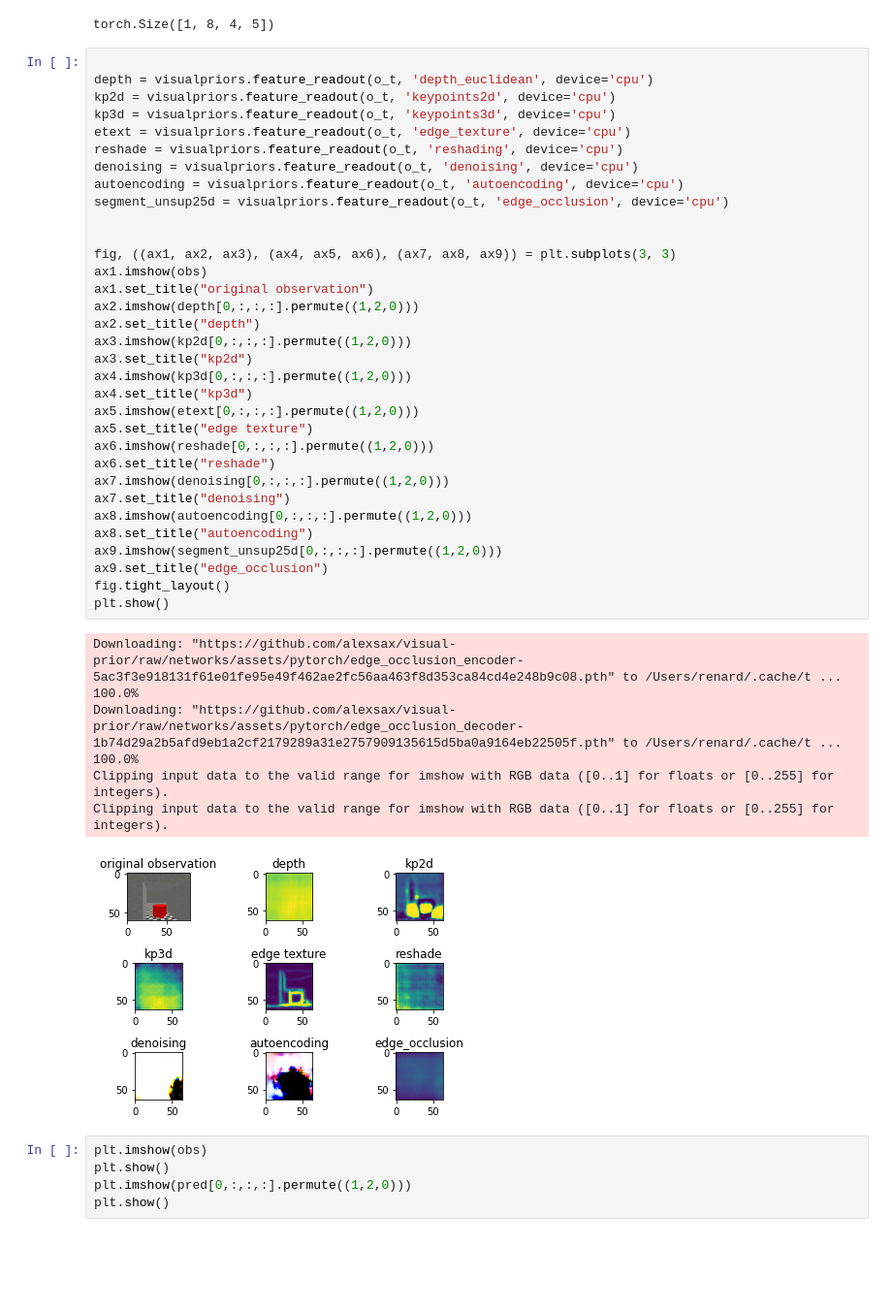
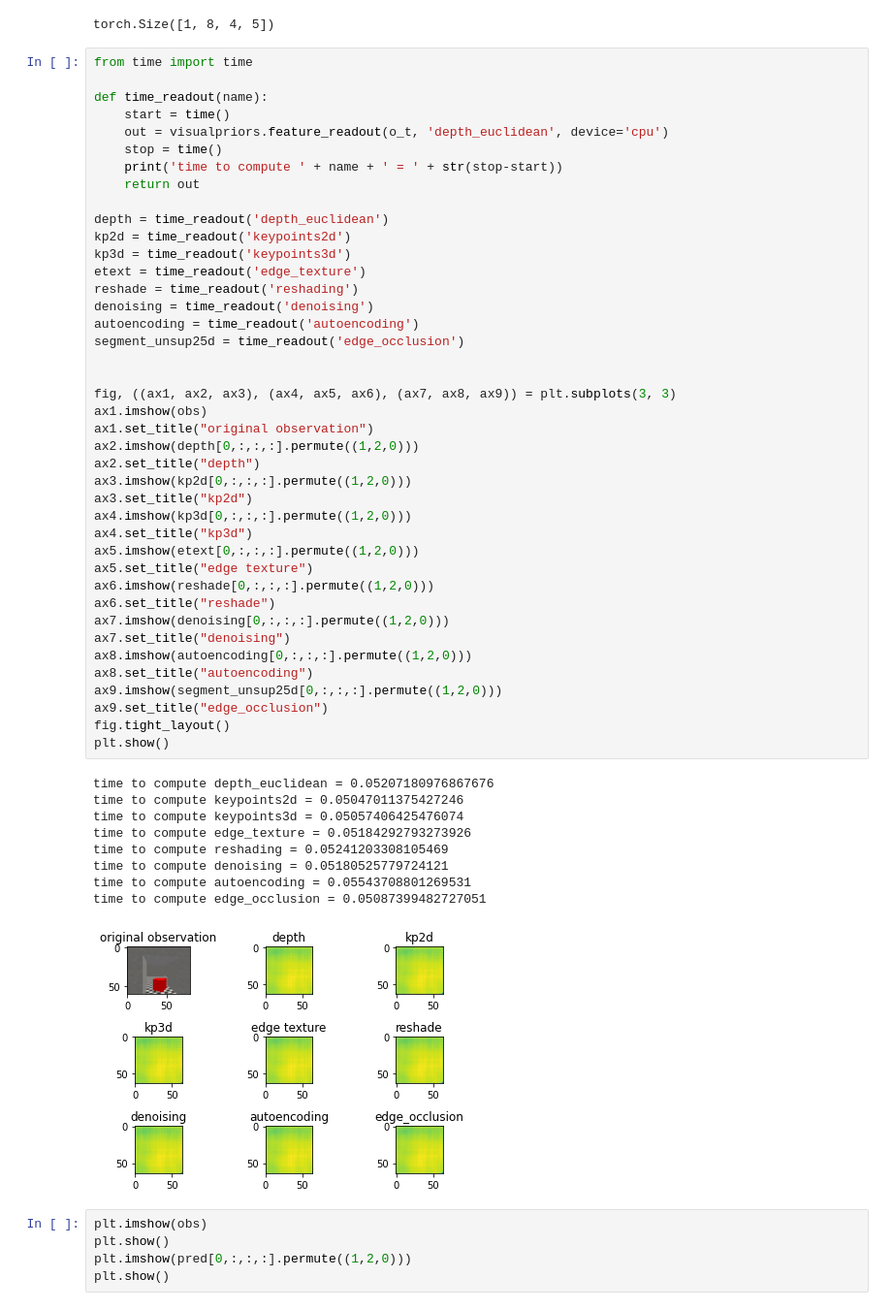
Before and after one commit to RenardDesNeiges/DRRN_miniworld, a Jupyter notebook: research/verify_env_priors.ipynb, the cells around one changed output. Shown at 97% size. Saved outputs shown, nothing was run; the diff lists cells and outputs as text; blank space fills up the shorter version.

```diff
--- a/research/verify_env_priors.ipynb
+++ b/research/verify_env_priors.ipynb
@@ -54,46 +54,56 @@ representation.shape
 # %% [output]
 torch.Size([1, 8, 4, 5])
 # %%
+from time import time
 
-depth = visualpriors.feature_readout(o_t, 'depth_euclidean', device='cpu')
-kp2d = visualpriors.feature_readout(o_t, 'keypoints2d', device='cpu')
-kp3d = visualpriors.feature_readout(o_t, 'keypoints3d', device='cpu')
-etext = visualpriors.feature_readout(o_t, 'edge_texture', device='cpu')
-reshade = visualpriors.feature_readout(o_t, 'reshading', device='cpu')
-denoising = visualpriors.feature_readout(o_t, 'denoising', device='cpu')
-autoencoding = visualpriors.feature_readout(o_t, 'autoencoding', device='cpu')
-segment_unsup25d = visualpriors.feature_readout(o_t, 'edge_occlusion', device='cpu')
+def time_readout(name):
+    start = time()
+    out = visualpriors.feature_readout(o_t, 'depth_euclidean', device='cpu')
+    stop = time()
+    print('time to compute ' + name + ' = ' + str(stop-start))
+    return out
+
+depth = time_readout('depth_euclidean')
+kp2d = time_readout('keypoints2d')
+kp3d = time_readout('keypoints3d')
+etext = time_readout('edge_texture')
+reshade = time_readout('reshading')
+denoising = time_readout('denoising')
+autoencoding = time_readout('autoencoding')
+segment_unsup25d = time_readout('edge_occlusion')
 
 
 fig, ((ax1, ax2, ax3), (ax4, ax5, ax6), (ax7, ax8, ax9)) = plt.subplots(3, 3)
 ax1.imshow(obs)
 ax1.set_title("original observation")
 ax2.imshow(depth[0,:,:,:].permute((1,2,0)))
 ax2.set_title("depth")
 ax3.imshow(kp2d[0,:,:,:].permute((1,2,0)))
 ax3.set_title("kp2d")
 ax4.imshow(kp3d[0,:,:,:].permute((1,2,0)))
 ax4.set_title("kp3d")
 ax5.imshow(etext[0,:,:,:].permute((1,2,0)))
 ax5.set_title("edge texture")
 ax6.imshow(reshade[0,:,:,:].permute((1,2,0)))
 ax6.set_title("reshade")
 ax7.imshow(denoising[0,:,:,:].permute((1,2,0)))
 ax7.set_title("denoising")
 ax8.imshow(autoencoding[0,:,:,:].permute((1,2,0)))
 ax8.set_title("autoencoding")
 ax9.imshow(segment_unsup25d[0,:,:,:].permute((1,2,0)))
 ax9.set_title("edge_occlusion")
 fig.tight_layout()
 plt.show()
 # %% [output]
-Downloading: "https://github.com/alexsax/visual-prior/raw/networks/assets/pytorch/edge_occlusion_encoder-5ac3f3e918131f61e01fe95e49f462ae2fc56aa463f8d353ca84cd4e248b9c08.pth" to /Users/renard/.cache/t ...
-100.0%
-Downloading: "https://github.com/alexsax/visual-prior/raw/networks/assets/pytorch/edge_occlusion_decoder-1b74d29a2b5afd9eb1a2cf2179289a31e2757909135615d5ba0a9164eb22505f.pth" to /Users/renard/.cache/t ...
-100.0%
-Clipping input data to the valid range for imshow with RGB data ([0..1] for floats or [0..255] for integers).
-Clipping input data to the valid range for imshow with RGB data ([0..1] for floats or [0..255] for integers).
+time to compute depth_euclidean = 0.05207180976867676
+time to compute keypoints2d = 0.05047011375427246
+time to compute keypoints3d = 0.05057406425476074
+time to compute edge_texture = 0.05184292793273926
+time to compute reshading = 0.05241203308105469
+time to compute denoising = 0.05180525779724121
+time to compute autoencoding = 0.05543708801269531
+time to compute edge_occlusion = 0.05087399482727051
-[figure, old version]
+[figure, new version]
 # %%
 plt.imshow(obs)
 plt.show()
```
Also changed, not shown: 1 other file.
